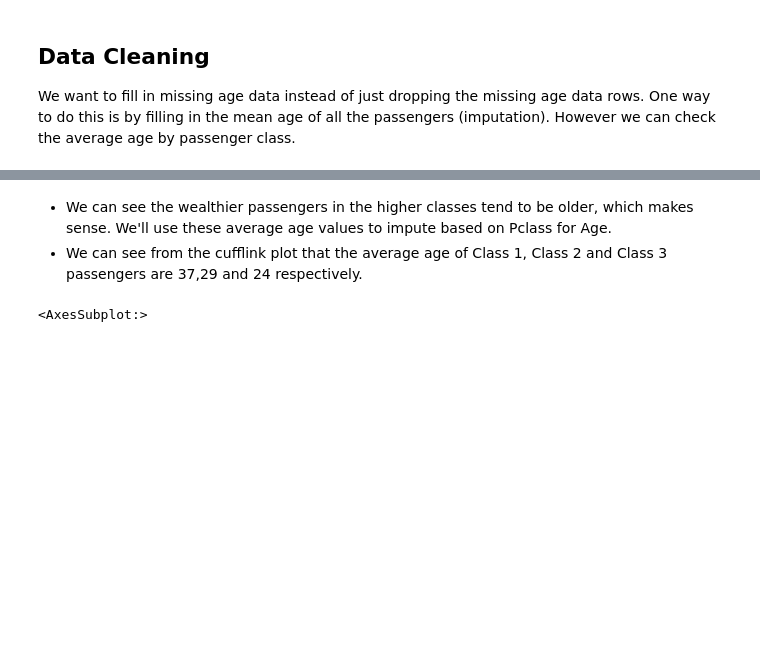
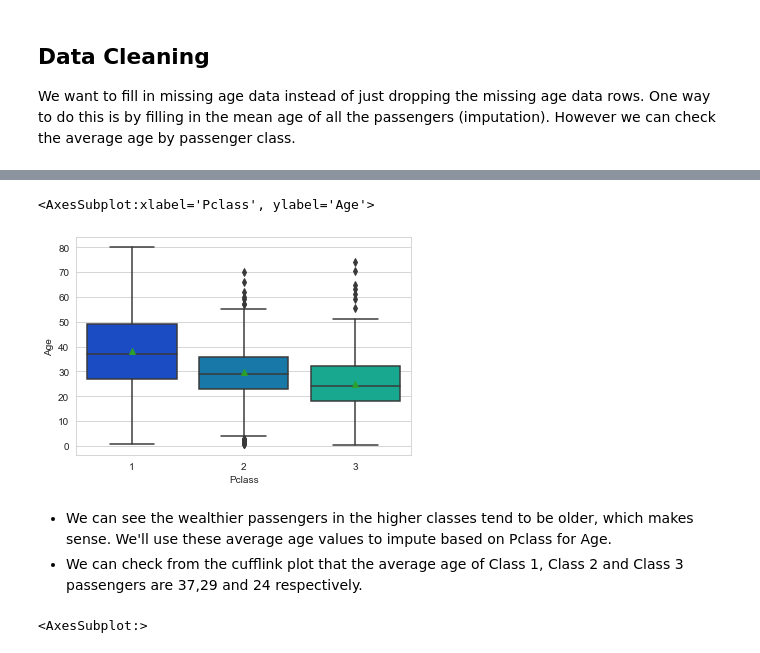
Before and after one commit to sushovanb02/Machine-Learning-Projects, a Jupyter notebook: Titanic Data Analysis_Classification/Titanic Data Analysis.ipynb, the cells around one changed output, grey strips where cells are left out. Saved outputs shown, nothing was run; the diff lists cells and outputs as text; code cells hidden in the pictures; blank space fills up the shorter version.

```diff
--- a/Titanic Data Analysis_Classification/Titanic Data Analysis.ipynb
+++ b/Titanic Data Analysis_Classification/Titanic Data Analysis.ipynb
@@ -83,6 +80,11 @@ train[['Pclass', 'Age']].pivot(columns='Pclass', values='Age').iplot(x='Pclass',
+# %%
+sns.boxplot(x='Pclass',y='Age',data=train,palette='winter',showmeans=True)
+# %% [output]
+<AxesSubplot:xlabel='Pclass', ylabel='Age'>
+[figure, added]
 # %% [markdown]
 <ul><li>We can see the wealthier passengers in the higher classes tend to be older, which makes sense. We'll use these average age values to impute based on Pclass for Age.</li>
-<li>We can see from the cufflink plot that the average age of Class 1, Class 2 and Class 3 passengers are 37,29 and 24 respectively.</li></ul>
+<li>We can check from the cufflink plot that the average age of Class 1, Class 2 and Class 3 passengers are 37,29 and 24 respectively.</li></ul>
 # %%
 def impute_age(cols):
     Age = cols[0]
```
Also changed, not shown: parts of 2 cells of this notebook.
